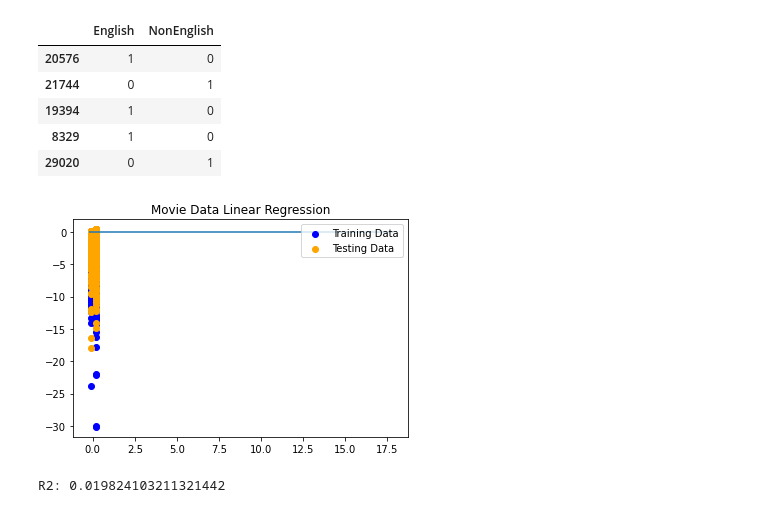
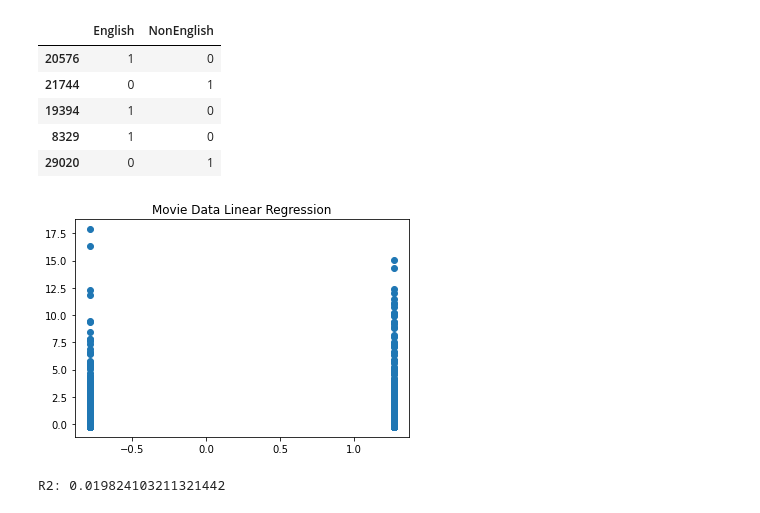
Before and after one commit to eliot1335/Final-Project, a Jupyter notebook: Models_Cora_Linear_Regression.ipynb, the cells around one changed output. Cells and saved outputs as stored; diff of their text form; code cells hidden in the pictures.

```diff
--- a/Models_Cora_Linear_Regression.ipynb
+++ b/Models_Cora_Linear_Regression.ipynb
@@ -117,17 +117,14 @@ y_test_scaled = y_scaler.transform(y_test)
 # %%
 #Create Linear Regression Model
 from sklearn.linear_model import LinearRegression
 model = LinearRegression()
 model.fit(X_train_scaled, y_train_scaled)
-plt.scatter(model.predict(X_train_scaled), model.predict(X_train_scaled) - y_train_scaled, c="blue", label="Training Data")
-plt.scatter(model.predict(X_test_scaled), model.predict(X_test_scaled) - y_test_scaled, c="orange", label="Testing Data")
-plt.legend()
-plt.hlines(y=0, xmin=y_test_scaled.min(), xmax=y_test_scaled.max())
+plt.scatter(X_test_scaled[:,0],y_test_scaled)
 plt.title("Movie Data Linear Regression")
-plt.savefig("Images/linear_cora.png")
+plt.savefig("Images/linear_cora.jpg")
 plt.show()
 # %% [output]
-[figure, old version]
+[figure, new version]
 # %%
 #Calculate R2
 from sklearn.metrics import mean_squared_error
```
Also changed, not shown: 8 other files.
